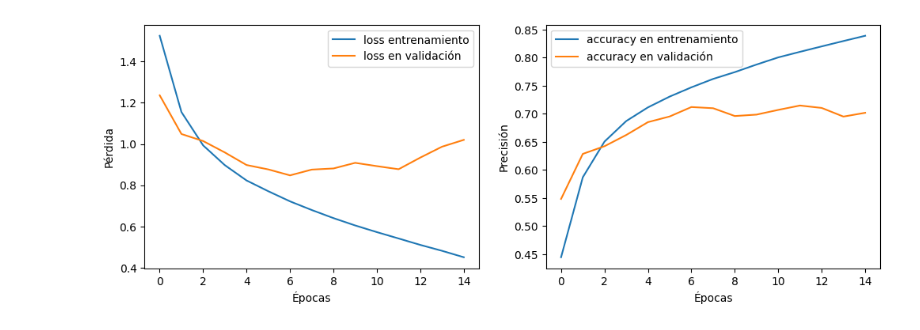
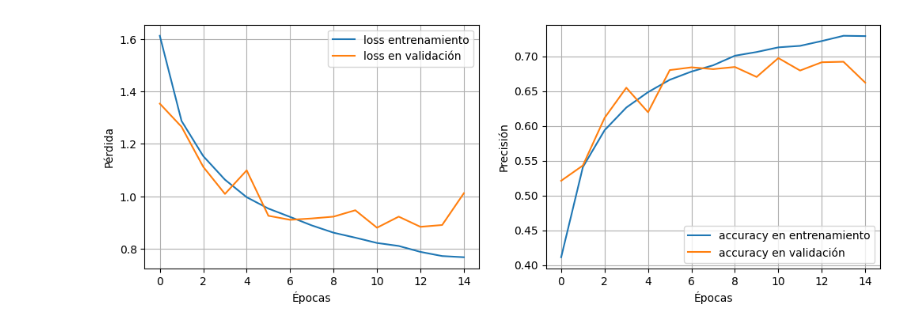
Before and after one commit to javi00/intro-keras, a Jupyter notebook: cifar10.ipynb, the cells around one changed output. Saved outputs shown, nothing was run; the diff lists cells and outputs as text; code cells hidden in the pictures.

Commit message:
dropout 50%

```diff
--- a/cifar10.ipynb
+++ b/cifar10.ipynb
@@ -26,7 +24,7 @@ model = models.Sequential([
     # Capa de convolución 1
     layers.Conv2D(32, (3, 3), activation='relu', input_shape=(32, 32, 3)),
     layers.MaxPooling2D((2, 2)),
-    layers.Dropout(0.2),
+    layers.Dropout(0.5),
     # Capa de convolución 2
     layers.Conv2D(64, (3, 3), activation='relu'),
     layers.MaxPooling2D((2, 2)),
@@ -92,26 +90,28 @@ Epoch 15/15
 # %%
 import matplotlib.pyplot as plt
 
 # Graficar la pérdida (loss) en el conjunto de entrenamiento y en el conjunto de validación
 plt.figure(figsize=(12, 4))
 plt.subplot(1, 2, 1)
 plt.plot(history.history['loss'], label='loss entrenamiento')
 plt.plot(history.history['val_loss'], label='loss en validación')
 plt.xlabel('Épocas')
 plt.ylabel('Pérdida')
+plt.grid()
 plt.legend()
 
 # Graficar la precisión (accuracy) en el conjunto de entrenamiento y en el conjunto de validación
 plt.subplot(1, 2, 2)
 plt.plot(history.history['accuracy'], label='accuracy en entrenamiento')
 plt.plot(history.history['val_accuracy'], label='accuracy en validación')
 plt.xlabel('Épocas')
 plt.ylabel('Precisión')
 plt.legend()
+plt.grid()
 
 plt.show()
 # %% [output]
-[figure, old version]
+[figure, new version]
 # %%
 # Evaluar la precisión del modelo en el conjunto de prueba
 test_loss, test_acc = model.evaluate(test_images,  test_labels, verbose=2)
```
Also changed, not shown: parts of 5 cells of this notebook.
